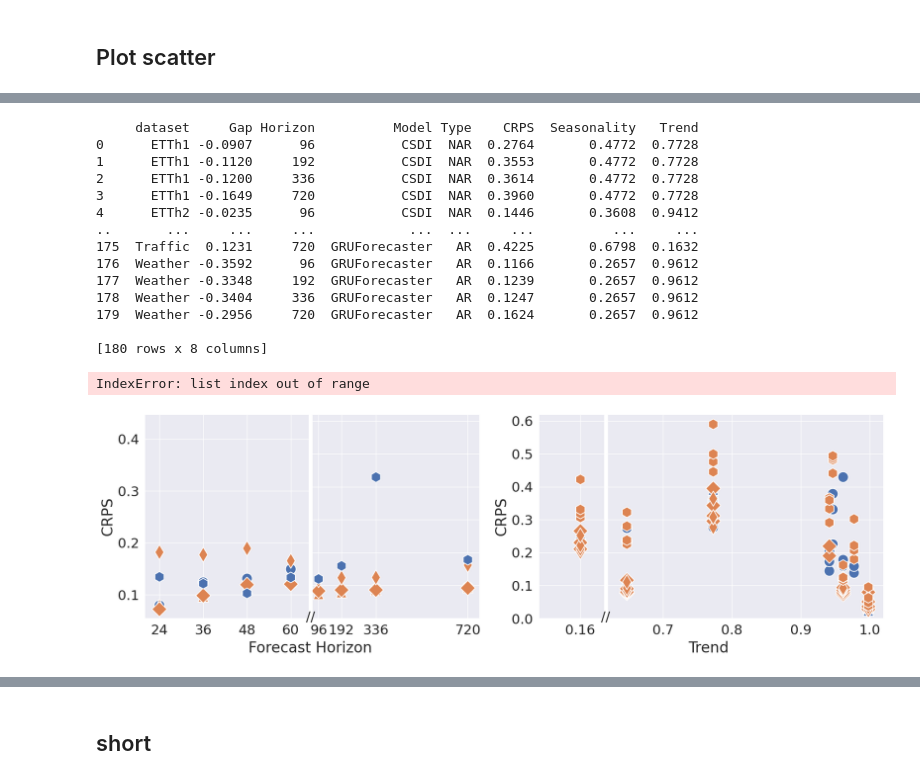
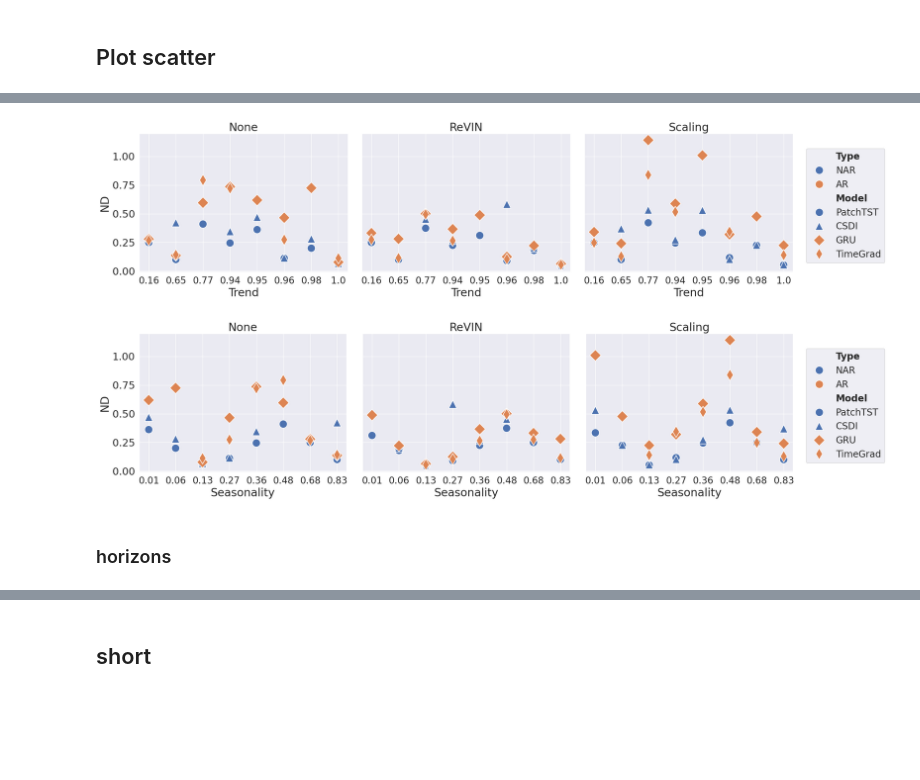
Before and after one commit to imJiawen/ProbTS, a Jupyter notebook: analysis/rebuttal_analysis.ipynb, the cells around one changed output, grey strips where cells are left out. Drawn from its saved outputs; the diff is of its cells as text; code cells hidden in the pictures; blank space fills up the shorter version.

```diff
--- a/analysis/rebuttal_analysis.ipynb
+++ b/analysis/rebuttal_analysis.ipynb
@@ -613,48 +741,2 @@ def plot_scatter(gap_dict):
     # 显示图像
     plt.show()
-# %%
-gap_dict = get_gap_dict(pivot_table)
-# %%
-# sort_order_dict = {'pred hor.': ['24','36','48','60','96','192','336','720'], 'model': ['PatchTST', 'TimeGrad', 'GRU_NVP','GRUForecaster'], 'norm': ['ReVIN', 'Scaling','None']}
-sort_order_dict = {'Horizon': ['24','36','48','60','96','192','336','720'], 'Model': ['PatchTST', 'TimeGrad', 'GRU_NVP','GRUForecaster','CSDI']}
-# sort_order_dict = {'Horizon': ['96','192','336','720'], 'Model': ['PatchTST', 'CSDI','TimeGrad', 'GRU_NVP','GRUForecaster']}
-sort_norm_res = sort_order(gap_dict, sort_order_dict=sort_order_dict)
-# %%
-# grouped_df = sort_norm_res.groupby('Dataset')[].mean().reset_index()
-# # grouped_df = sort_norm_res.groupby(['Horizon', 'Model']).agg({'Gap': 'mean', 'ReVIN': 'mean', 'Seasonality': 'mean', 'Trend': 'mean', 'Type': 'mean'}).reset_index()
-
-sort_norm_res['Forecasting Horizon'] = sort_norm_res['Horizon'].astype(int)
-
-# # grouped_df = sort_norm_res.groupby(['Model', 'Forecasting Horizon']).agg({'Gap': 'mean', 'CRPS': 'mean', 'Seasonality': 'mean', 'Trend': 'mean', 'Dataset':'mean'}).reset_index()
-
-
-
-# grouped_df = sort_norm_res.groupby(['Model', 'Forecasting Horizon'])
-# grouped_df = grouped_df.agg(['mean']).reset_index()
-# grouped_df.columns = long_nmae.columns.droplevel(1)
-
-
-# plot_norm_scatter(grouped_df,x='Forecasting Horizon', y='CRPS', hue="Type", style='Model', size=None, hight=8, width=15)
-# plot_norm_scatter(grouped_df,x='Seasonality', y='Trend', hue="CRPS", size="CRPS", hight=8, width=15)
-# g = sns.scatterplot(data=df, x='Seasonality', y='Trend', hue="CRPS", size="CRPS", palette="coolwarm", sizes=(40, 1000),ax=ax2)
-
-sort_norm_res = sort_norm_res[(sort_norm_res['dataset']=='ILI') | (sort_norm_res['dataset']=='Weather')]
-
-plot_scatter(sort_norm_res)
-# %% [output]
-     dataset     Gap Horizon          Model Type    CRPS  Seasonality   Trend
-0      ETTh1 -0.0907      96           CSDI  NAR  0.2764       0.4772  0.7728
-1      ETTh1 -0.1120     192           CSDI  NAR  0.3553       0.4772  0.7728
-2      ETTh1 -0.1200     336           CSDI  NAR  0.3614       0.4772  0.7728
-3      ETTh1 -0.1649     720           CSDI  NAR  0.3960       0.4772  0.7728
-4      ETTh2 -0.0235      96           CSDI  NAR  0.1446       0.3608  0.9412
-..       ...     ...     ...            ...  ...     ...          ...     ...
-175  Traffic  0.1231     720  GRUForecaster   AR  0.4225       0.6798  0.1632
-176  Weather -0.3592      96  GRUForecaster   AR  0.1166       0.2657  0.9612
-177  Weather -0.3348     192  GRUForecaster   AR  0.1239       0.2657  0.9612
-178  Weather -0.3404     336  GRUForecaster   AR  0.1247       0.2657  0.9612
-179  Weather -0.2956     720  GRUForecaster   AR  0.1624       0.2657  0.9612
-
-[180 rows x 8 columns]
-IndexError: list index out of range
-[figure, removed]
@@ -660,0 +856,15 @@ IndexError: list index out of range
+# %%
+# gap_dict = get_norm_res_dict(pivot_table_crps,metrics='CRPS')
+gap_dict = get_norm_res_dict(pivot_table_nd,metrics='ND')
+sort_order_dict = {'Horizon': ['24','36','48','60','96','192','336','720'], 'Model': ['PatchTST', 'CSDI', 'GRU', 'TimeGrad']}
+sort_norm_res = sort_order(gap_dict, sort_order_dict=sort_order_dict)
+sort_norm_res['Forecasting Horizon'] = sort_norm_res['Horizon'].astype(int)
+# %%
+# revin_norm_res = sort_norm_res[sort_norm_res['dataset']!='Electricity']
+plot_multi_trend_scatter(sort_norm_res, max_y=0.62, width=8, hight=6, title=None, target_hor=336, norms=['None','ReVIN','Scaling'],ch='Trend',labelsize=20,metric='ND')
+plot_multi_trend_scatter(sort_norm_res, max_y=0.62, width=8, hight=6, title=None, target_hor=336, norms=['None','ReVIN','Scaling'],ch='Seasonality',labelsize=20,metric='ND')
+# %% [output]
+[figure, added]
+[figure, added]
+# %% [markdown]
+### horizons
```
Also changed, not shown: parts of 17 cells of this notebook, 3 other files.
